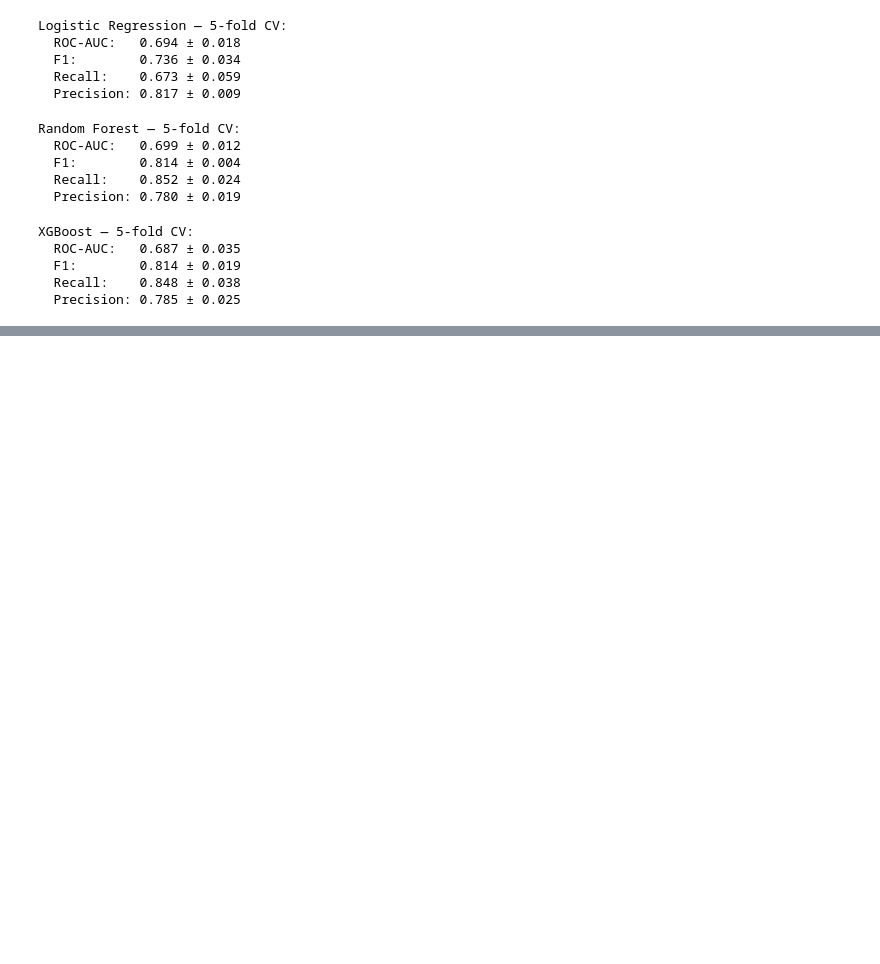
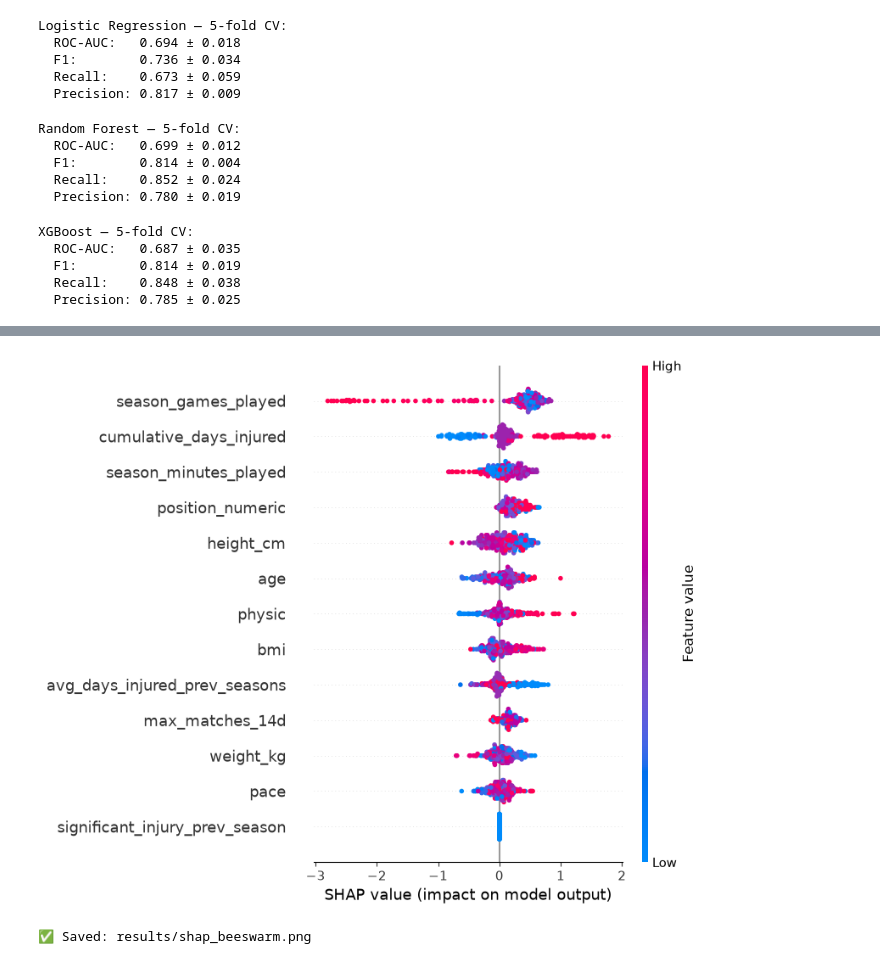
Before and after one commit to Jerrin-Jose/Bachelor-Thesis, a Jupyter notebook: thesis_pipeline.ipynb, the cells around one changed output, grey strips where cells are left out. Saved outputs shown, nothing was run; the diff lists cells and outputs as text; code cells hidden in the pictures; blank space fills up the shorter version.

```diff
--- a/thesis_pipeline.ipynb
+++ b/thesis_pipeline.ipynb
@@ -701,0 +851,19 @@ XGBoost — 5-fold CV:
+# %%
+# ============================================================
+# CELL 23 — SHAP BEESWARM PLOT
+# ============================================================
+# Beeswarm shows DIRECTION of each feature's impact.
+# Red = high feature value, Blue = low feature value.
+# Right = pushes toward "injured", Left = pushes toward "not injured"
+# Example: if season_games_played shows red dots on the right,
+# it means more games played = higher injury prediction.
+
+plt.figure()
+shap.summary_plot(shap_values, X_test_df, show=False)
+plt.tight_layout()
+plt.savefig('results/shap_beeswarm.png', dpi=150, bbox_inches='tight')
+plt.show()
+print("✅ Saved: results/shap_beeswarm.png")
+# %% [output]
+[figure, added]
+✅ Saved: results/shap_beeswarm.png
```
Also changed, not shown: parts of 5 cells of this notebook, 6 other files.
